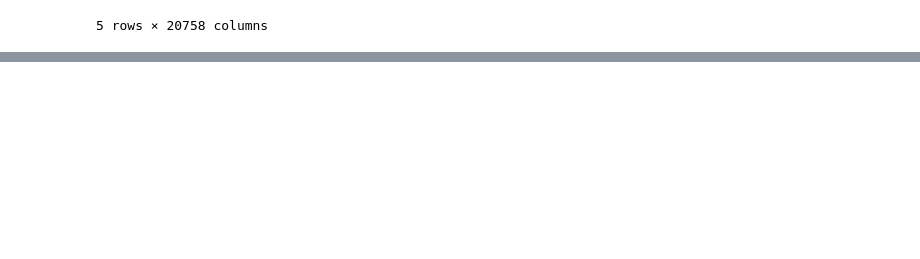
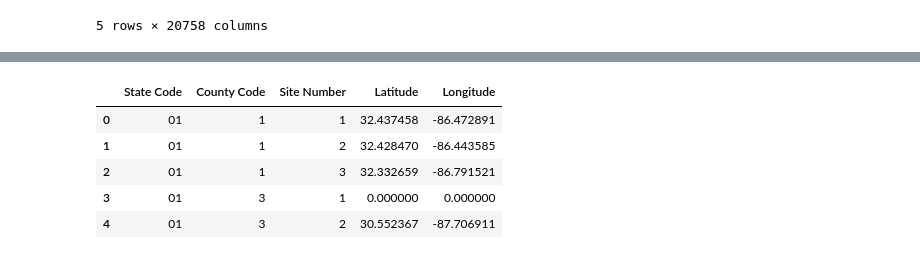
Before and after one commit to NicoArmas/gdl_air_quality, a Jupyter notebook: code/experiments.ipynb, the cells around one changed output, grey strips where cells are left out. Saved outputs shown, nothing was run; the diff lists cells and outputs as text; code cells hidden in the pictures; blank space fills up the shorter version.

```diff
--- a/code/experiments.ipynb
+++ b/code/experiments.ipynb
@@ -38,0 +91,10 @@ dist_mat.head()
+# %%
+sites = pd.read_csv('../data/aqs_sites_reduced.csv')
+sites.head()
+# %% [output]
+|  | State Code | County Code | Site Number | Latitude | Longitude |
+| 0 | 01 | 1 | 1 | 32.437458 | -86.472891 |
+| 1 | 01 | 1 | 2 | 32.428470 | -86.443585 |
+| 2 | 01 | 1 | 3 | 32.332659 | -86.791521 |
+| 3 | 01 | 3 | 1 | 0.000000 | 0.000000 |
+| 4 | 01 | 3 | 2 | 30.552367 | -87.706911 |
```
Also changed, not shown: parts of 21 cells of this notebook, 4 other files.
